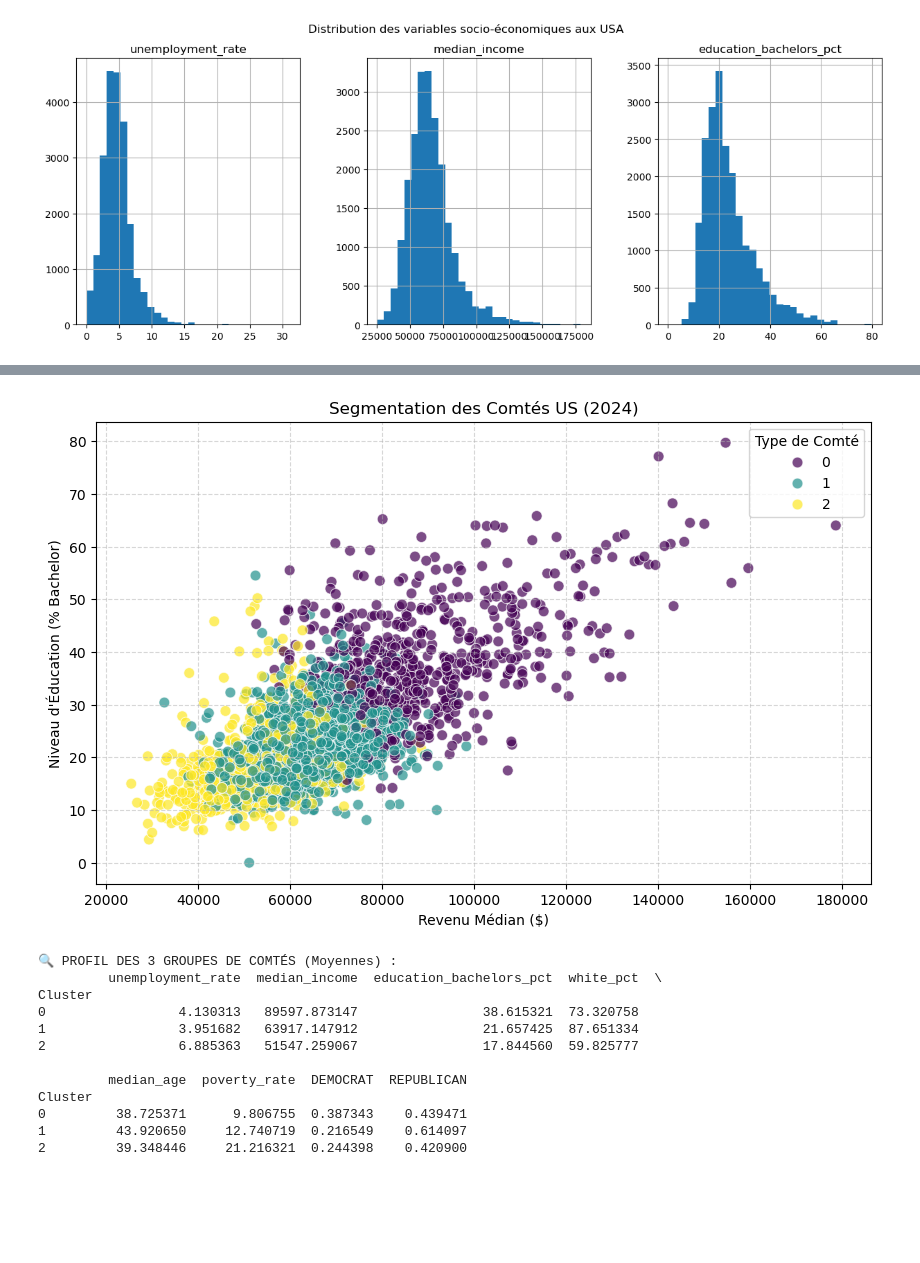
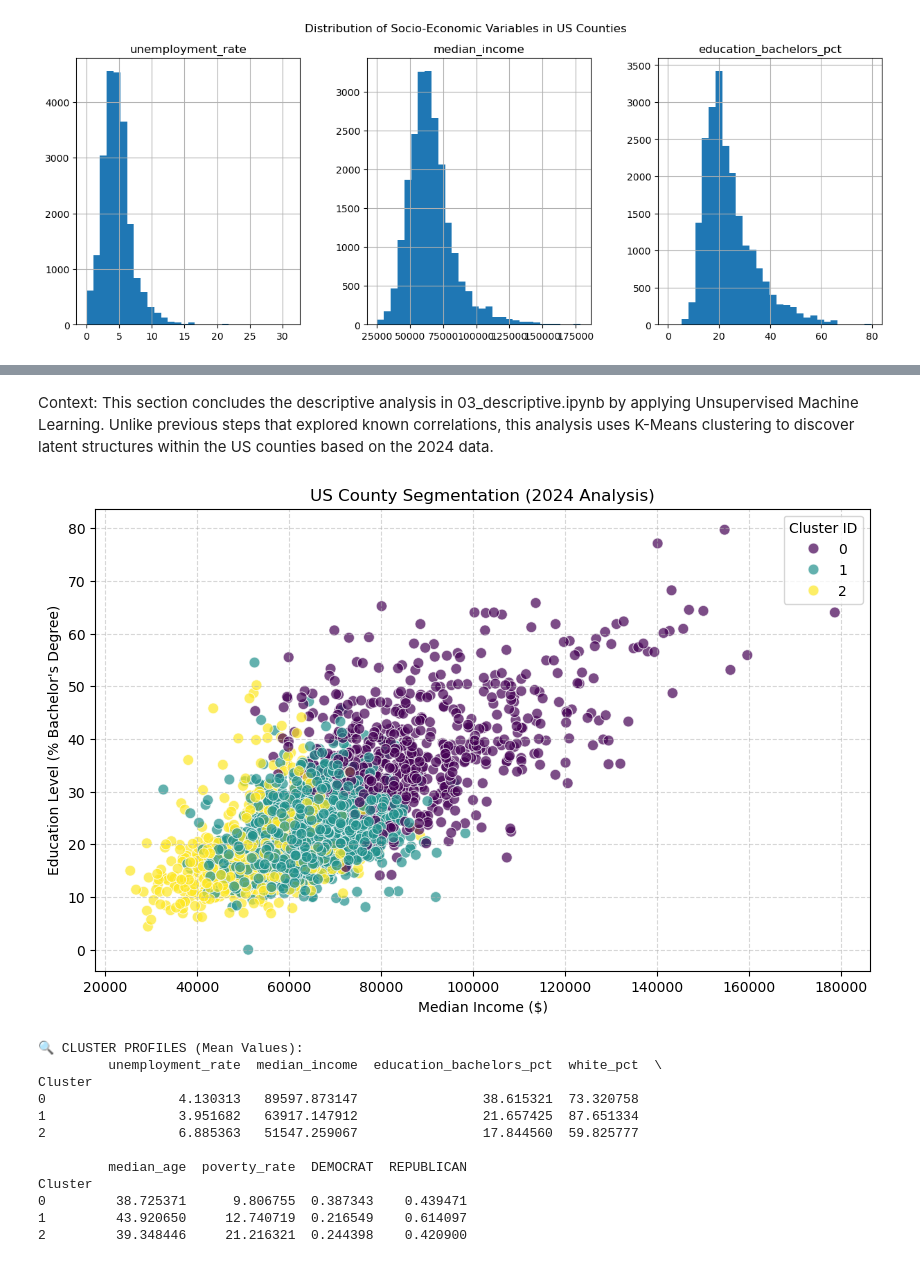
Before and after one commit to Jessica-data/elections-nlp-project, a Jupyter notebook: notebooks/03_descriptive.ipynb, the cells around one changed output, grey strips where cells are left out. Cells and saved outputs as stored; diff of their text form; code cells hidden in the pictures; blank space fills up the shorter version.

```diff
--- a/notebooks/03_descriptive.ipynb
+++ b/notebooks/03_descriptive.ipynb
@@ -193,57 +231,85 @@ Garde K=3. C'est le choix stratégique. Un modèle à 3 groupes qui raconte une
+# %% [markdown]
+Context: This section concludes the descriptive analysis in 03_descriptive.ipynb by applying Unsupervised Machine Learning. Unlike previous steps that explored known correlations, this analysis uses K-Means clustering to discover latent structures within the US counties based on the 2024 data.
 # %%
 # ==========================================
 # STEP 6: UNSUPERVISED LEARNING (K-MEANS CLUSTERING)
-# Consigne : "One more elaborated figure... unsupervised learning"
+# Objective: Generate an elaborated figure identifying county typologies
+# based solely on socio-economic structures, independent of voting history.
 # ==========================================
 from sklearn.cluster import KMeans
 from sklearn.preprocessing import StandardScaler
 import matplotlib.pyplot as plt
 import seaborn as sns
 
-# 1. On filtre sur 2024 (pour avoir une photo actuelle)
+# ==========================================
+# 1. DATA SUBSETTING
+# ==========================================
+# Isolate data from the 2024 election cycle to provide a contemporary snapshot
+# of the American socio-economic landscape.
 df_cluster = df[df['year'] == 2024].copy()
 
-# 2. On choisit les variables pour définir le "profil" d'un comté
-# On NE met PAS les résultats de vote (DEM/REP), juste la socio-éco
+# ==========================================
+# 2. FEATURE SELECTION
+# ==========================================
+# Define the variables that constitute the "profile" of a county.
+# Note: Voting results (DEMOCRAT/REPUBLICAN) are deliberately EXCLUDED from the input.
+# The goal is to cluster based on structural causes (demographics/economy), not consequences (votes).
 features = ['unemployment_rate', 'median_income', 'education_bachelors_pct',
             'white_pct', 'median_age', 'poverty_rate']
 
-# 3. On nettoie les données (suppression des lignes vides pour le clustering)
+# ==========================================
+# 3. PREPROCESSING
+# ==========================================
+# Data Cleaning: Remove observations with missing values in the selected features
+# to ensure computational stability.
 df_cluster = df_cluster.dropna(subset=features)
 
-# 4. Standardisation (Mettre tout à la même échelle pour que le revenu n'écrase pas le reste)
+# Standardization: Apply StandardScaler to normalize the feature set.
+# This ensures that variables with large magnitudes (e.g., Median Income ~ $60k)
+# do not disproportionately influence the Euclidean distance calculation compared to percentages.
 scaler = StandardScaler()
 X_scaled = scaler.fit_transform(df_cluster[features])
 
-# 5. Application du K-Means (3 profils types)
+# ==========================================
+# 4. MODEL APPLICATION
+# ==========================================
+# Execute K-Means clustering with K=3 to identify three distinct county typologies.
+# A fixed random_state ensures reproducibility of the cluster assignments.
 kmeans = KMeans(n_clusters=3, random_state=42)
 df_cluster['Cluster'] = kmeans.fit_predict(X_scaled)
 
-# 6. Visualisation des Clusters
+# ==========================================
+# 5. VISUALIZATION
+# ==========================================
+# Visualize the segmentation using the two most salient dimensions: Income and Education.
 plt.figure(figsize=(10, 6))
 sns.scatterplot(
     data=df_cluster,
     x='median_income',
     y='education_bachelors_pct',
     hue='Cluster',
     palette='viridis',
     s=60, alpha=0.7
 )
-plt.title("Segmentation des Comtés US (2024)")
-plt.xlabel("Revenu Médian ($)")
-plt.ylabel("Niveau d'Éducation (% Bachelor)")
-plt.legend(title='Type de Comté')
+plt.title("US County Segmentation (2024 Analysis)")
+plt.xlabel("Median Income ($)")
+plt.ylabel("Education Level (% Bachelor's Degree)")
+plt.legend(title='Cluster ID')
 plt.grid(True, linestyle='--', alpha=0.5)
 plt.show()
 
-# 7. Analyse des Clusters (Avec DEMOCRATE et REPUBLICAN)
-# C'est ici que j'ai corrigé ta ligne :
+# ==========================================
+# 6. CLUSTER PROFILING
+# ==========================================
+# Analyze the mean characteristics of each group.
+# We re-introduce the voting variables (DEMOCRAT, REPUBLICAN) here to observe
+# the political alignment of each socio-economic cluster.
 cols_to_show = features + ['DEMOCRAT', 'REPUBLICAN']
-print("\n🔍 PROFIL DES 3 GROUPES DE COMTÉS (Moyennes) :")
+print("\n🔍 CLUSTER PROFILES (Mean Values):")
 print(df_cluster.groupby('Cluster')[cols_to_show].mean())
 # %% [output]
-[figure, old version]
+[figure, new version]
-🔍 PROFIL DES 3 GROUPES DE COMTÉS (Moyennes) :
+🔍 CLUSTER PROFILES (Mean Values):
          unemployment_rate  median_income  education_bachelors_pct  white_pct  \
 Cluster
 0                 4.130313   89597.873147                38.615321  73.320758
```
Also changed, not shown: parts of 29 cells of this notebook, 7 other files.
